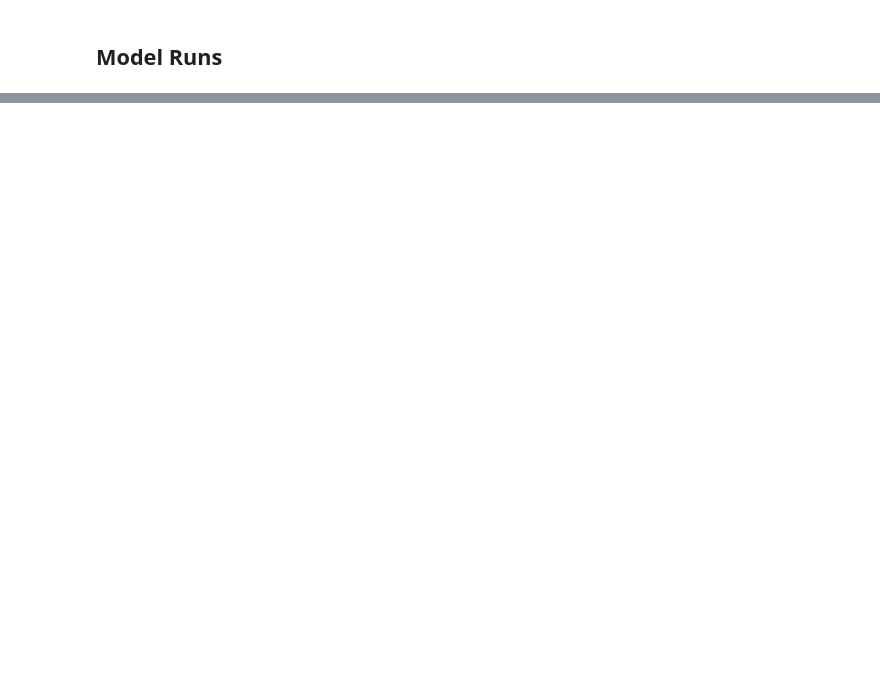
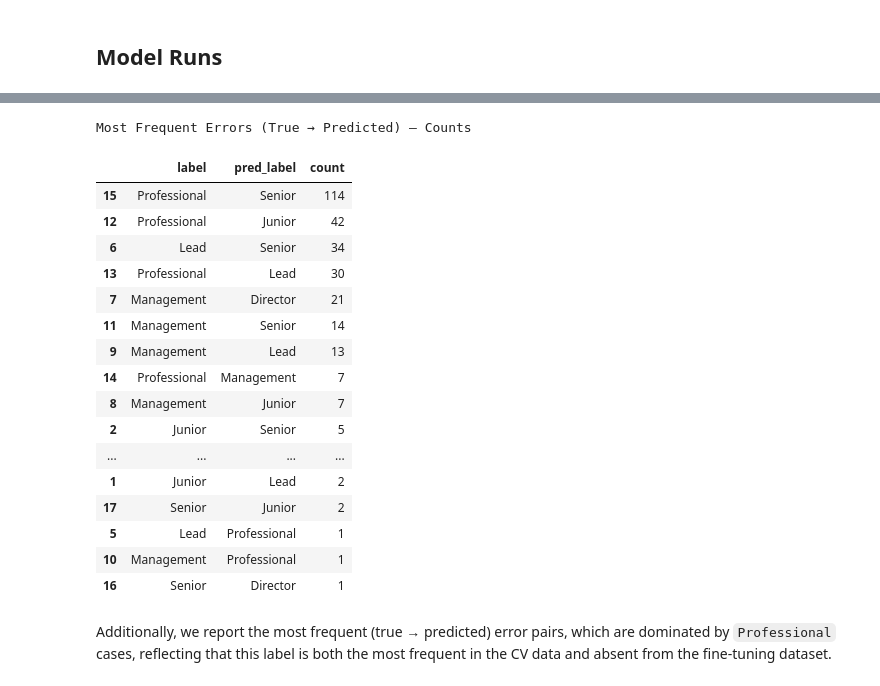
Before and after one commit to luisadosch/nlp-job-title-classification-benchmark-snapaddy, a Jupyter notebook: src/pretrained_class_seniority.ipynb, the cells around one changed output, grey strips where cells are left out. Drawn from its saved outputs; the diff is of its cells as text; code cells hidden in the pictures; blank space fills up the shorter version.

```diff
--- a/src/pretrained_class_seniority.ipynb
+++ b/src/pretrained_class_seniority.ipynb
@@ -483,2 +626,34 @@ print("CV threshold-accuracy:", (reg_cv_pred["pred_label"] == reg_cv_pred["label
+# %%
+errors = reg_cv_pred[reg_cv_pred["pred_label"] != reg_cv_pred["label"]]
+top_errors = (
+    errors.groupby(["label", "pred_label"])
+    .size()
+    .reset_index(name="count")
+    .sort_values("count", ascending=False)
+)
+
+print("Most Frequent Errors (True → Predicted) – Counts")
+display(top_errors)
+# %% [output]
+Most Frequent Errors (True → Predicted) – Counts
+|  | label | pred_label | count |
+| 15 | Professional | Senior | 114 |
+| 12 | Professional | Junior | 42 |
+| 6 | Lead | Senior | 34 |
+| 13 | Professional | Lead | 30 |
+| 7 | Management | Director | 21 |
+| 11 | Management | Senior | 14 |
+| 9 | Management | Lead | 13 |
+| 14 | Professional | Management | 7 |
+| 8 | Management | Junior | 7 |
+| 2 | Junior | Senior | 5 |
+| ... | ... | ... | ... |
+| 1 | Junior | Lead | 2 |
+| 17 | Senior | Junior | 2 |
+| 5 | Lead | Professional | 1 |
+| 10 | Management | Professional | 1 |
+| 16 | Senior | Director | 1 |
+# %% [markdown]
+Additionally, we report the most frequent (true → predicted) error pairs, which are dominated by `Professional` cases, reflecting that this label is both the most frequent in the CV data and absent from the fine-tuning dataset.
 # %% [markdown]
 ## Classification with Synthetic Data & Oversampling
```
Also changed, not shown: parts of 42 cells of this notebook.
